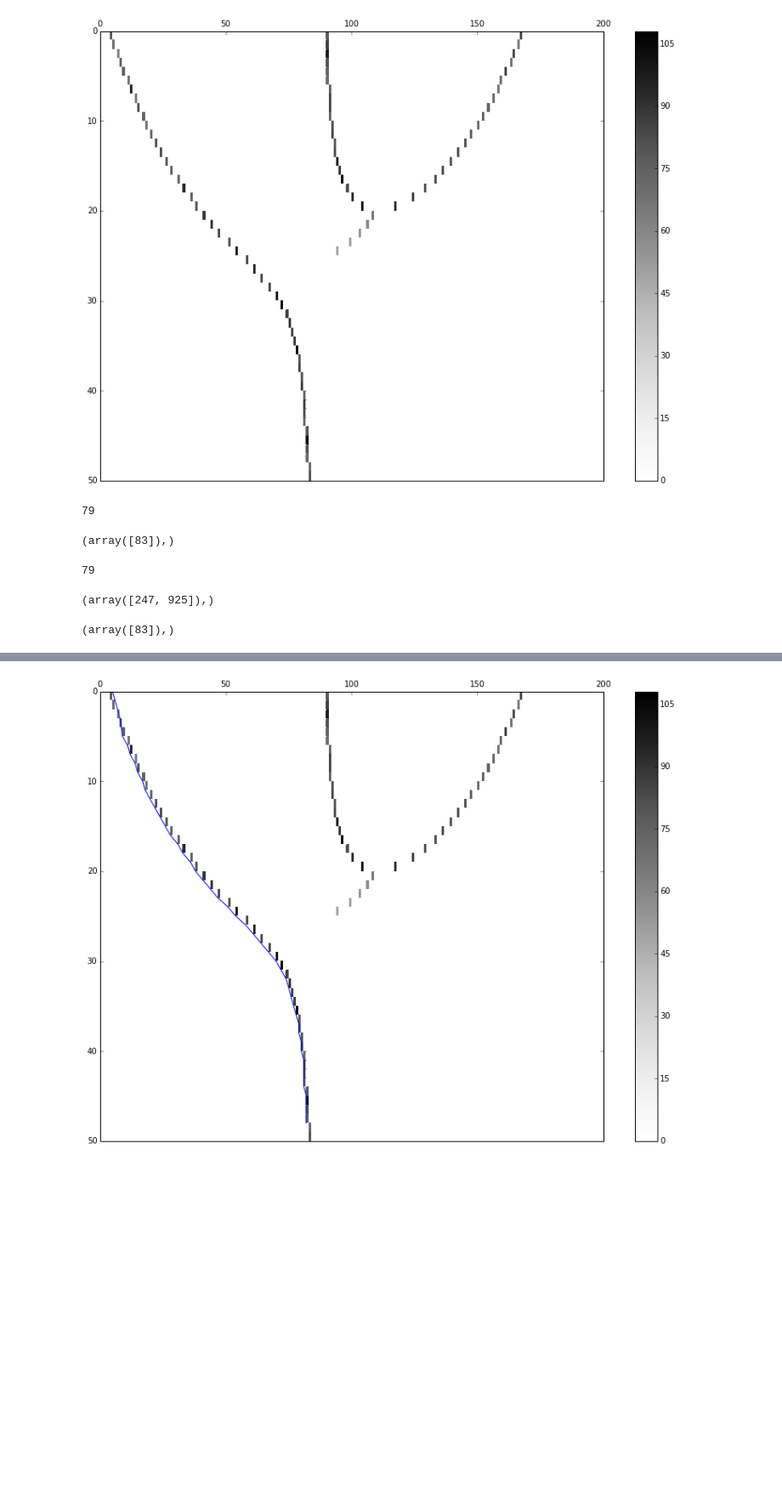
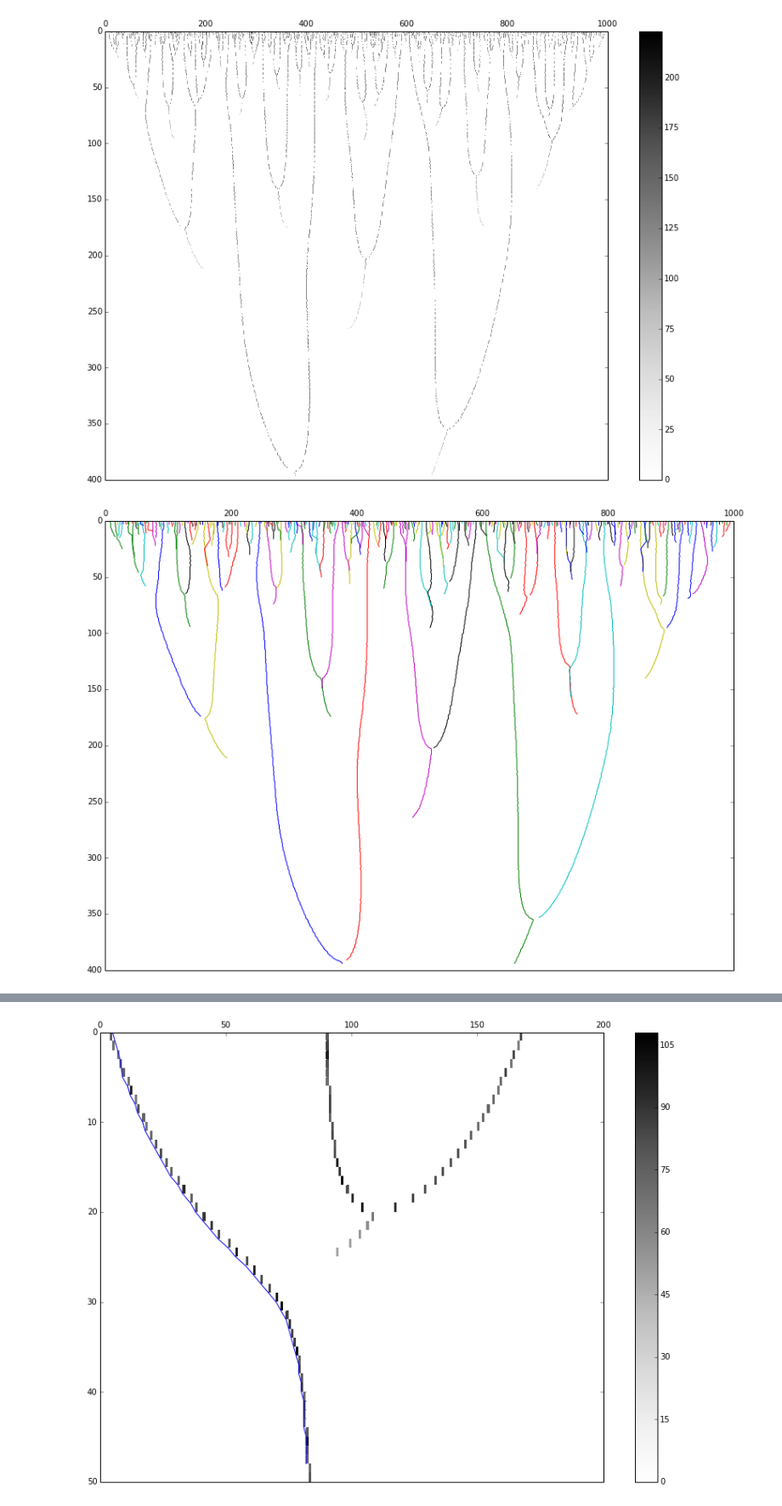
Before and after one commit to buckie/wtmm-python, a Jupyter notebook: notebooks/scipy approach.ipynb, the cells around one changed output, grey strips where cells are left out. Shown at 85% size. Saved outputs shown, nothing was run; the diff lists cells and outputs as text; code cells hidden in the pictures; blank space fills up the shorter version.

```diff
--- a/notebooks/scipy approach.ipynb
+++ b/notebooks/scipy approach.ipynb
@@ -48,8 +56,5 @@ plot(bwn_m)
 # %%
-widths = np.arange(1, 200, 0.5)
-sig = bwn_m
+widths = np.arange(1, 100, 0.25)
+sig = fbm_s
 w_coefs_bwn = signal.cwt(sig, signal.ricker, widths)
 w_coefs_bwn_la = -1 * log(abs(w_coefs_bwn))
-plt.pcolor(w_coefs_bwn_la)
-plt.colorbar()
-plt.show()
@@ -66,0 +79,3 @@ plt.show()
+# %%
+mask = create_w_coef_mask(w_coefs_bwn_la)
+assert mask.shape == w_coefs_bwn_la.shape, (mask.shape, w_coefs_bwn_la.shape)
@@ -110,24 +96,23 @@ for n, row in enumerate(w_cofs):
 # %%
-#plt.imshow(mask, cmap='Greys', aspect=3, interpolation='sinc')
-small_samp = mask[100:150, 800:990]
+test_sample = np.copy(mask)
+bifucations = skeletor(test_sample, smallest_scale=2)
+
 plt.figure(figsize=(14,10))
-plt.pcolormesh(small_samp, cmap='Greys')
+plt.pcolormesh(mask, cmap='Greys')
 plt.colorbar()
 ax = plt.gca()
 ax.set_ylim(ax.get_ylim()[::-1])
 ax.xaxis.tick_top()
 plt.show()
+
+plt.figure(figsize=(14,10))
+for n, (k, v) in enumerate(bifucations.iteritems()):
+    rows, cols = zip(*v)
+    plt.plot(cols, rows)
+ax = plt.gca()
+ax.set_ylim(ax.get_ylim()[::-1])
+ax.xaxis.tick_top()
+plt.show()
 # %% [output]
-[figure, old version]
+[figure, new version]
+[figure, added]
-# %%
-print small_samp[49][83]
-signal.argrelmax(small_samp[-1])
-# %% [output]
-79
-(array([83]),)
-# %%
-print mask[149][883]
-signal.argrelmax(mask[-1])
-# %% [output]
-79
-(array([247, 925]),)
@@ -136,12 +118,0 @@ small_samp_2 = mask[:150]
-# %%
-proximity = 5
-
-for row in xrange(small_samp.shape[0] - 1, -1, -1):
-    maxs = signal.argrelmax(small_samp[i], order=2)[0]
-    print maxs
-    for start_point in enumerate(maxs):
-        if
-    trace_path = walk_bifurcation(small_samp, row,
-    break
-# %% [output]
-(array([83]),)
```
Also changed, not shown: parts of 45 cells of this notebook.
